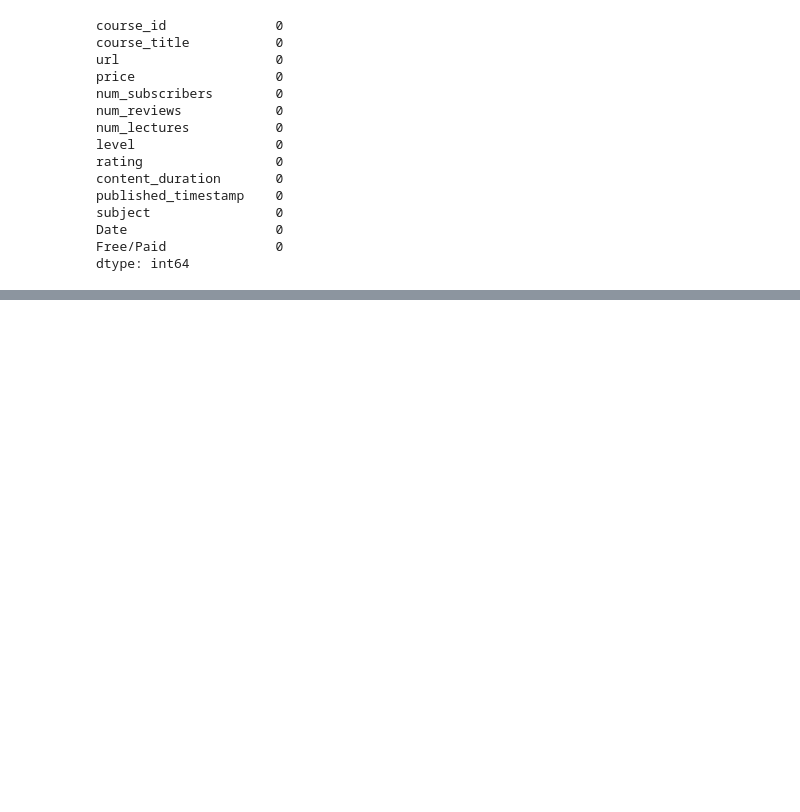
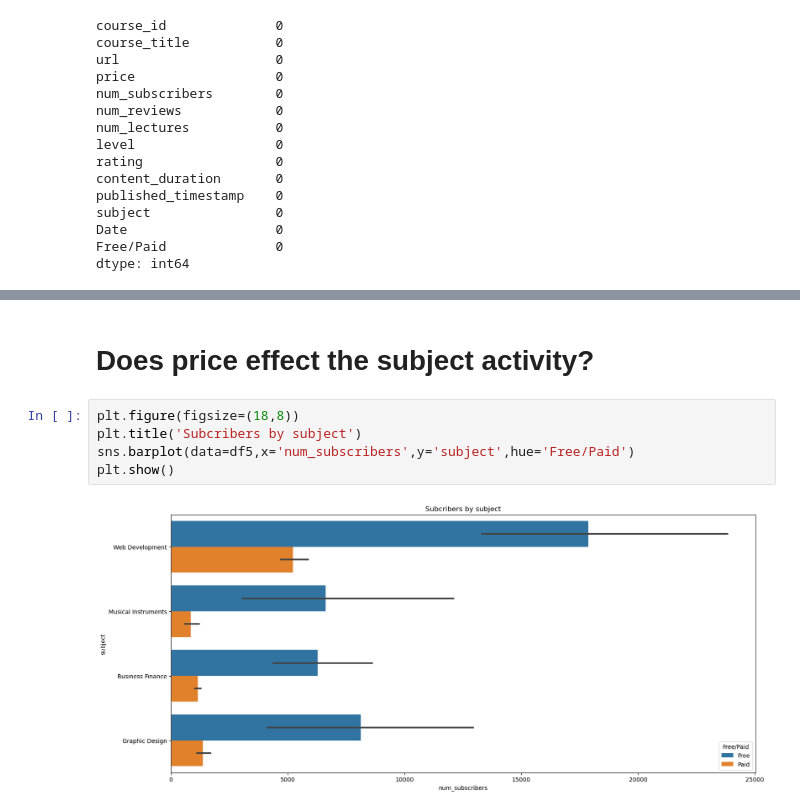
Before and after one commit to cristianibarra1/personal_project, a Jupyter notebook: Untitled.ipynb, the cells around one changed output, grey strips where cells are left out. Drawn from its saved outputs; the diff is of its cells as text; blank space fills up the shorter version.

```diff
--- a/Untitled.ipynb
+++ b/Untitled.ipynb
@@ -120 +98,10 @@ sns.catplot(data=df5,x='num_subscribers',y='rating')
+# %% [markdown]
+# Does price effect the subject activity?
+# %%
+plt.figure(figsize=(18,8))
+plt.title('Subcribers by subject')
+sns.barplot(data=df5,x='num_subscribers',y='subject',hue='Free/Paid')
+plt.show()
+# %% [output]
+[figure, added]
 # %%
```
Also changed, not shown: parts of 13 cells of this notebook.
